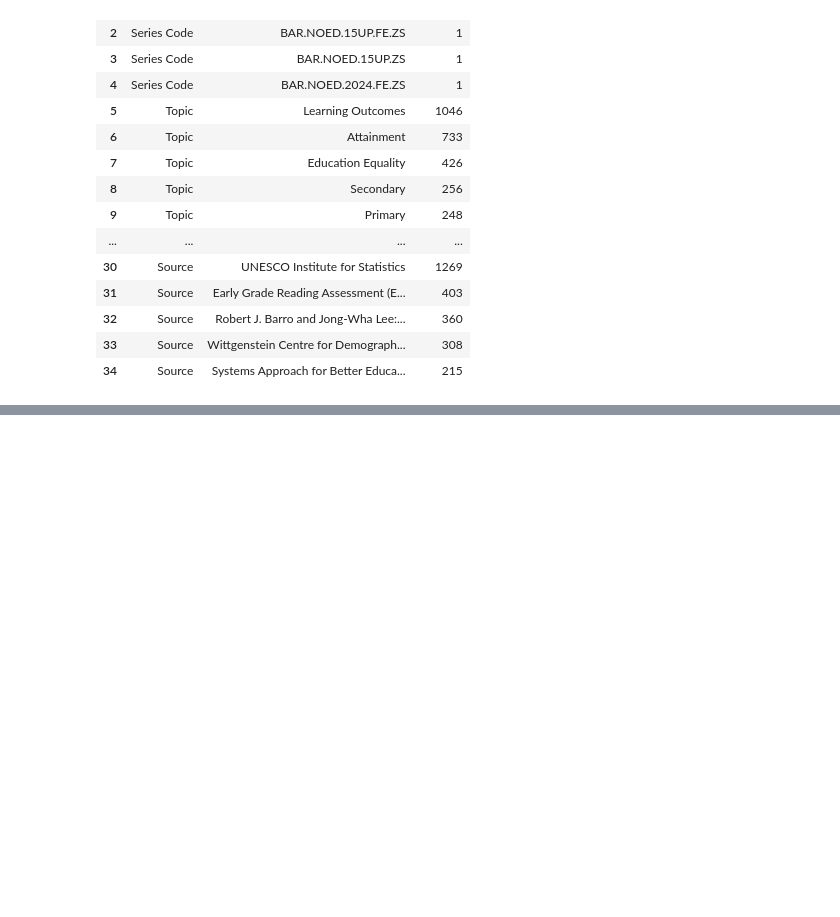
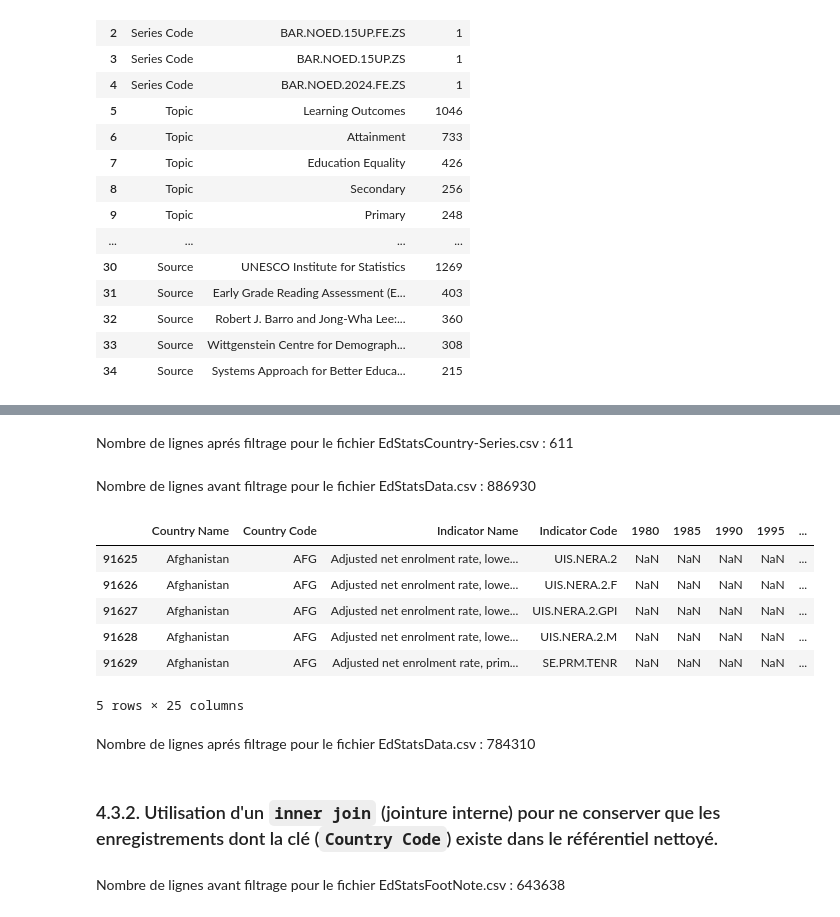
Before and after one commit to AlexisTrouwaert/OC_P02_DATA_ANALYSER_DONN-ES_SYSTEM_EDUCATIF, a Jupyter notebook: loadData.ipynb, the cells around one changed output, grey strips where cells are left out. Cells and saved outputs as stored; diff of their text form; code cells hidden in the pictures; blank space fills up the shorter version.

```diff
--- a/loadData.ipynb
+++ b/loadData.ipynb
@@ -693,0 +743,3 @@ display(final_report)
+# %%
+dataframes[1]['data'] = dataframes[1]['data'][dataframes[1]['data']['CountryCode'].isin(list_countryCode)]
+display(dataframes[1]['data'].head())
@@ -693,0 +753,29 @@ display(final_report)
+# %%
+display(Markdown(f" Nombre de lignes aprés filtrage pour le fichier {dataframes[1]['name']} : {len(dataframes[1]['data'])}"))
+# %% [output]
+ Nombre de lignes aprés filtrage pour le fichier EdStatsCountry-Series.csv : 611
+# %%
+display(Markdown(f" Nombre de lignes avant filtrage pour le fichier {dataframes[2]['name']} : {len(dataframes[2]['data'])}"))
+# %% [output]
+ Nombre de lignes avant filtrage pour le fichier EdStatsData.csv : 886930
+# %%
+dataframes[2]['data'] = dataframes[2]['data'][dataframes[2]['data']['Country Code'].isin(list_countryCode)]
+display(dataframes[2]['data'].head())
+# %% [output]
+|  | Country Name | Country Code | Indicator Name | Indicator Code | 1980 | 1985 | 1990 | 1995 | ... |
+| 91625 | Afghanistan | AFG | Adjusted net enrolment rate, lowe... | UIS.NERA.2 | NaN | NaN | NaN | NaN | ... |
+| 91626 | Afghanistan | AFG | Adjusted net enrolment rate, lowe... | UIS.NERA.2.F | NaN | NaN | NaN | NaN | ... |
+| 91627 | Afghanistan | AFG | Adjusted net enrolment rate, lowe... | UIS.NERA.2.GPI | NaN | NaN | NaN | NaN | ... |
+| 91628 | Afghanistan | AFG | Adjusted net enrolment rate, lowe... | UIS.NERA.2.M | NaN | NaN | NaN | NaN | ... |
+| 91629 | Afghanistan | AFG | Adjusted net enrolment rate, prim... | SE.PRM.TENR | NaN | NaN | NaN | NaN | ... |
+5 rows × 25 columns
+# %%
+display(Markdown(f" Nombre de lignes aprés filtrage pour le fichier {dataframes[2]['name']} : {len(dataframes[2]['data'])}"))
+# %% [output]
+ Nombre de lignes aprés filtrage pour le fichier EdStatsData.csv : 784310
+# %% [markdown]
+### 4.3.2. Utilisation d'un `inner join` (jointure interne) pour ne conserver que les enregistrements dont la clé (`Country Code`) existe dans le référentiel nettoyé.
+# %%
+display(Markdown(f" Nombre de lignes avant filtrage pour le fichier {dataframes[3]['name']} : {len(dataframes[3]['data'])}"))
+# %% [output]
+ Nombre de lignes avant filtrage pour le fichier EdStatsFootNote.csv : 643638
```
Also changed, not shown: parts of 13 cells of this notebook, 2 other files.
